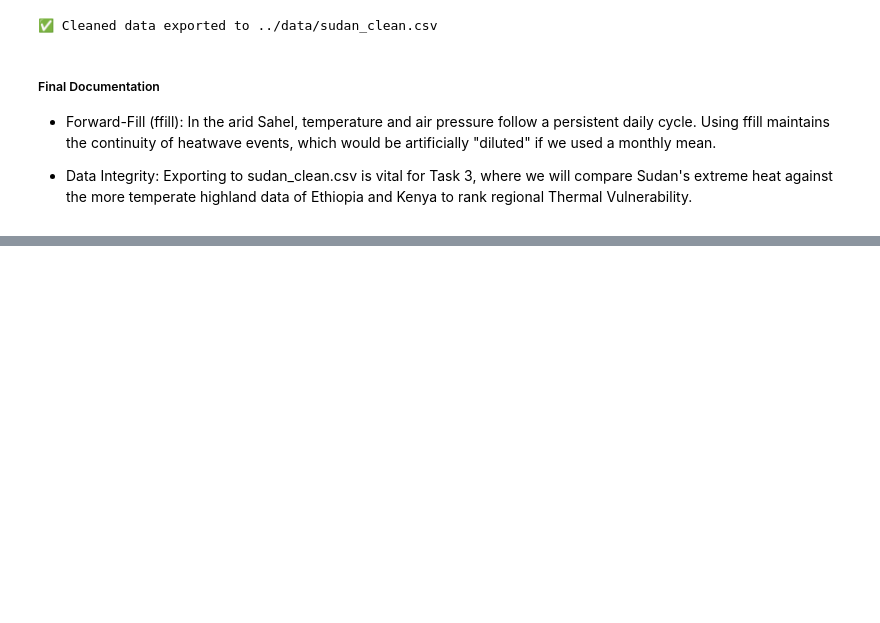
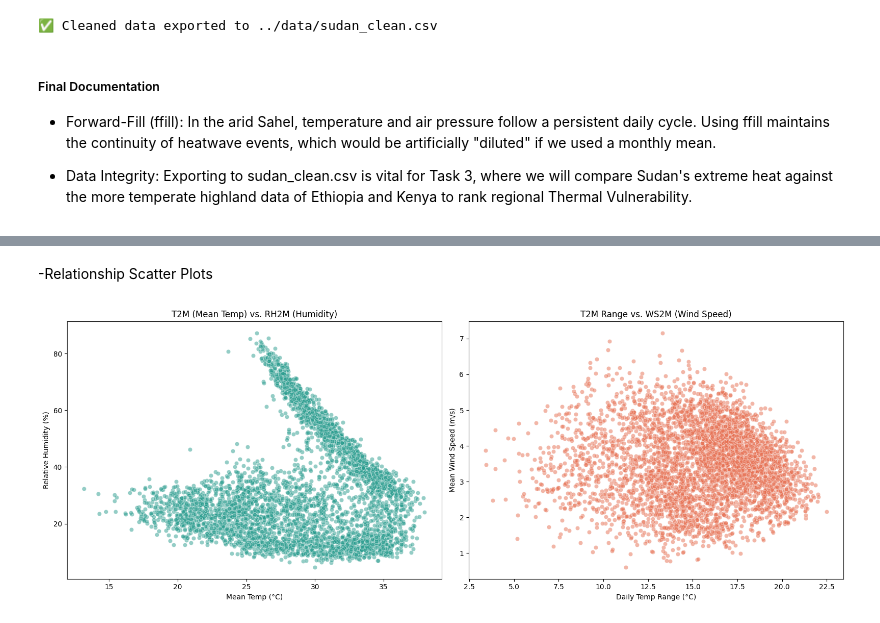
Before and after one commit to hk12214/climate-challenge-week0, a Jupyter notebook: notebooks/sudan_eda.ipynb, the cells around one changed output, grey strips where cells are left out. Cells and saved outputs as stored; diff of their text form; code cells hidden in the pictures; blank space fills up the shorter version.

```diff
--- a/notebooks/sudan_eda.ipynb
+++ b/notebooks/sudan_eda.ipynb
@@ -176,0 +261,21 @@ print(f"✅ Cleaned data exported to {output_path}")
+# %% [markdown]
+-Relationship Scatter Plots
+# %%
+fig, ax = plt.subplots(1, 2, figsize=(16, 6))
+
+# Plot 1: Temperature vs. Humidity (Critical for heat stress analysis)
+sns.scatterplot(data=df, x='T2M', y='RH2M', alpha=0.5, ax=ax[0], color='#2a9d8f')
+ax[0].set_title('T2M (Mean Temp) vs. RH2M (Humidity)')
+ax[0].set_xlabel('Mean Temp (°C)')
+ax[0].set_ylabel('Relative Humidity (%)')
+
+# Plot 2: Temp Range vs. Wind Speed (Useful for evaporation/dryness)
+sns.scatterplot(data=df, x='T2M_RANGE', y='WS2M', alpha=0.5, ax=ax[1], color='#e76f51')
+ax[1].set_title('T2M Range vs. WS2M (Wind Speed)')
+ax[1].set_xlabel('Daily Temp Range (°C)')
+ax[1].set_ylabel('Mean Wind Speed (m/s)')
+
+plt.tight_layout()
+plt.show()
+# %% [output]
+[figure, added]
```
Also changed, not shown: parts of 18 cells of this notebook.
